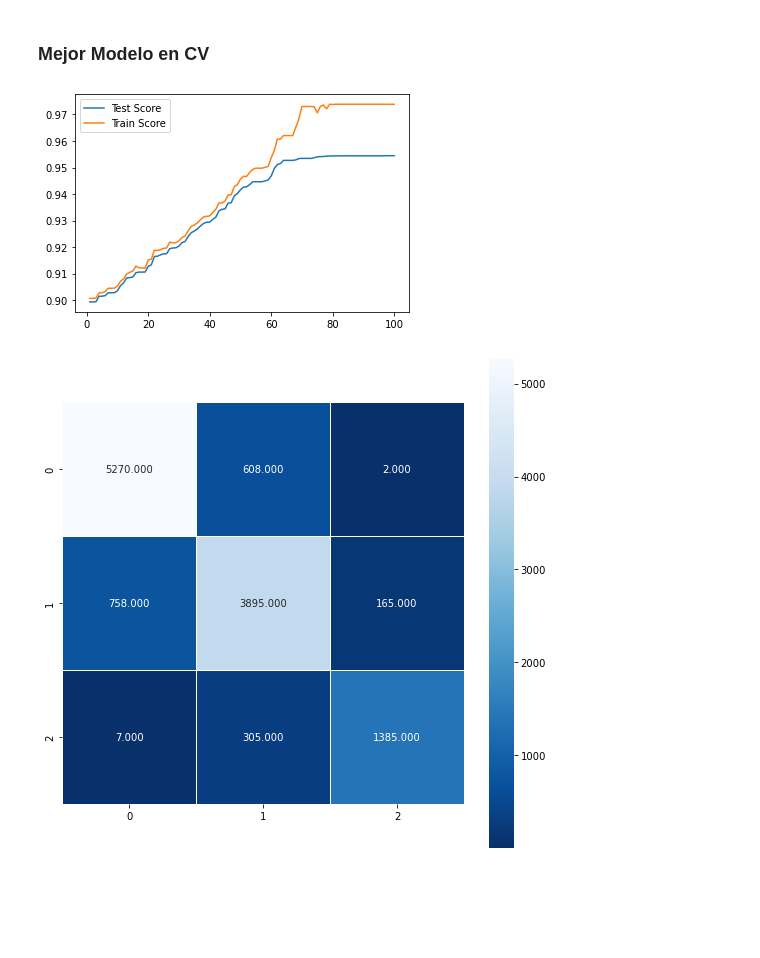
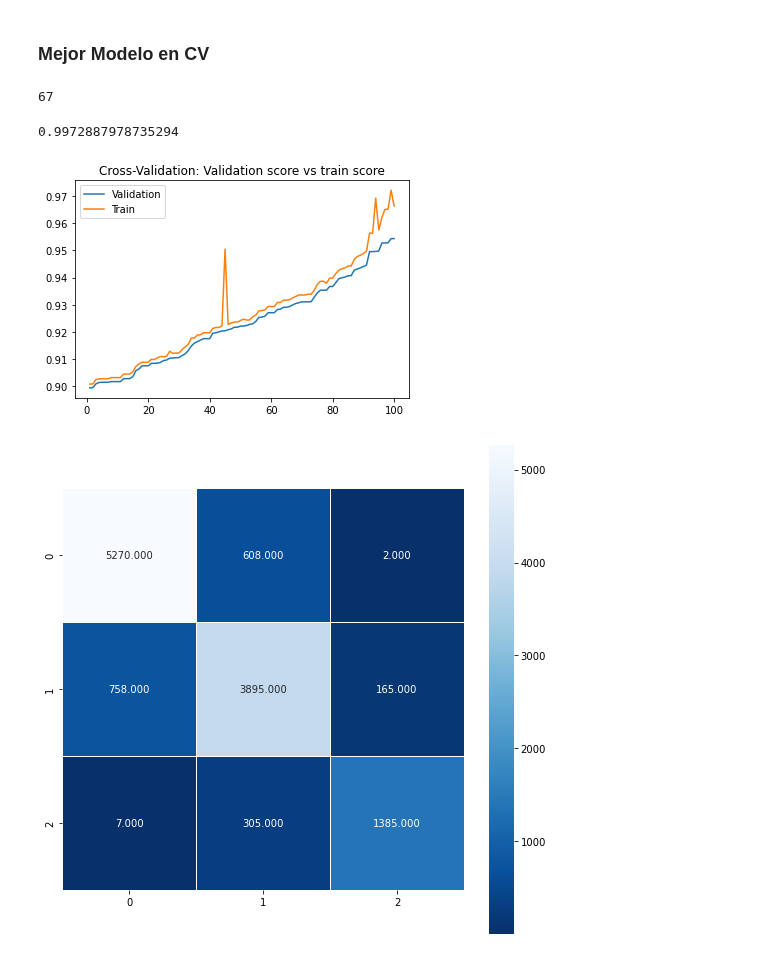
Before and after one commit to Ignacio-Ibarra/tpAA, a Jupyter notebook: Modelado.ipynb, the cells around one changed output. Drawn from its saved outputs; the diff is of its cells as text; code cells hidden in the pictures; blank space fills up the shorter version.

```diff
--- a/Modelado.ipynb
+++ b/Modelado.ipynb
@@ -280,17 +281,31 @@ NameError: name 'seed' is not defined
 # %% [markdown]
 ### Mejor Modelo en CV
 # %%
-cv_results2 = cv_results[[
-       'params',
-       'mean_test_score','std_test_score', 'rank_test_score',
-       'mean_train_score', 'std_train_score','rank_train_score']].sort_values('mean_test_score')
+cv_results2 = cv_results[['params','mean_test_score','std_test_score',
+                       'mean_train_score', 'std_train_score']].sort_values('mean_test_score')
+# %%
+idx = cv_results2.mean_train_score.idxmax()
+train_score = cv_results2.mean_train_score.to_list()
+train_score[idx] = mean([train_score[idx-1], train_score[idx+1])
+# %% [output]
+67
+# %%
+np.max(train_score)
+# %% [output]
+0.9972887978735294
 # %%
-plt.plot(range(1,len(cv_results2.mean_test_score)+1), cv_results2.mean_test_score, label="Eval Score")
-plt.plot(range(1,len(cv_results2.mean_train_score)+1), cv_results2.mean_train_score, label= "Train Score")
+#corrijo un valor raro
+idx = cv_results2.mean_train_score.idxmax()
+cv_results2.loc[idx, "mean_train_score"] = (cv_results2.mean_train_score[idx-1] + cv_results2.mean_train_score[idx+1])/2
+
+plt.plot(range(1,len(cv_results2.mean_test_score)+1), cv_results2.mean_test_score, label="Validation")
+plt.plot(range(1,len(cv_results2.mean_train_score)+1), cv_results2.mean_train_score, label= "Train")
 plt.legend()
+plt.title("Cross-Validation: Validation score vs train score")
 plt.show()
+#plt.savefig("./img/CV.png", dpi=200, facecolor="white")
 # %% [output]
-[figure, old version]
+[figure, new version]
 # %%
 params = dict(opt.best_params_)
 
```
Also changed, not shown: parts of 1 cell of this notebook, 3 other files.
